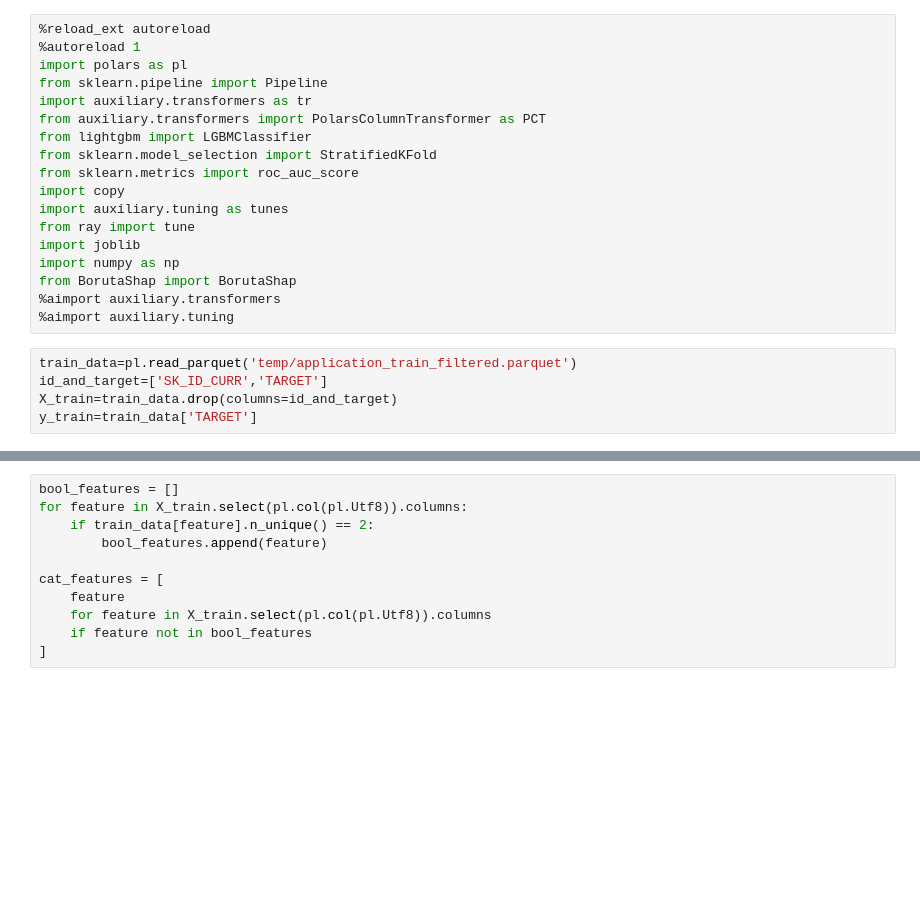
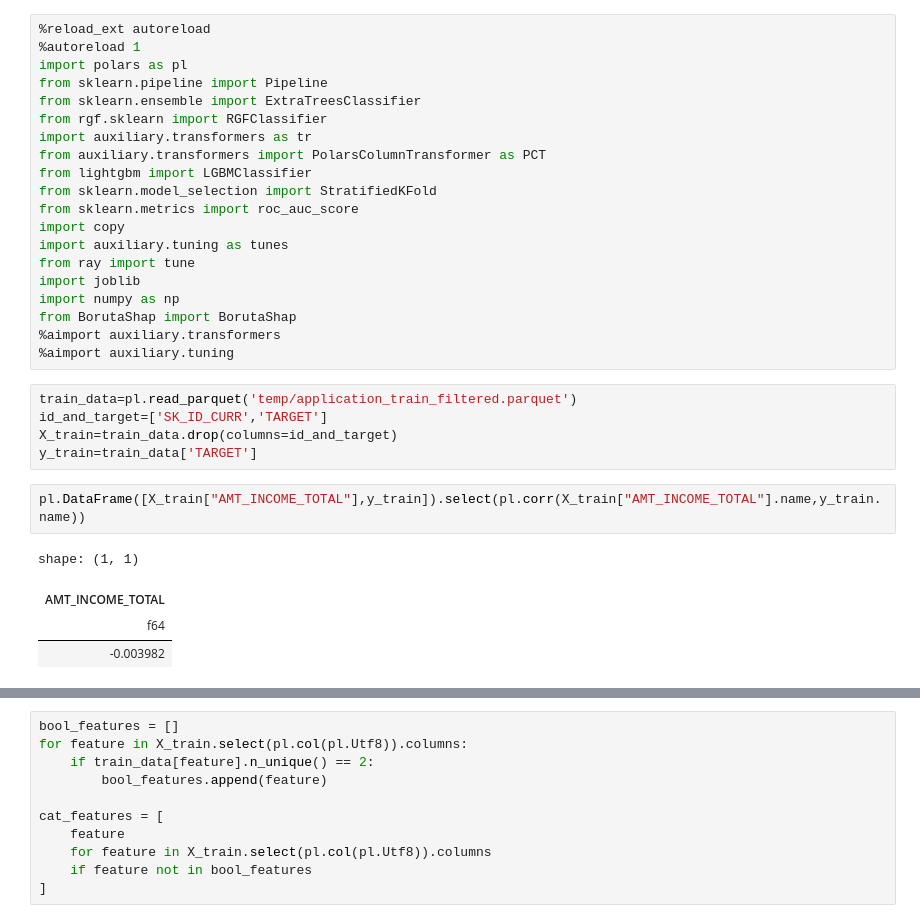
Before and after one commit to gediminas-skvarnavicius/home-credit-group-ml, a Jupyter notebook: model_1_difficulties.ipynb, the cells around one changed output, grey strips where cells are left out. Cells and saved outputs as stored; diff of their text form; blank space fills up the shorter version.

```diff
--- a/model_1_difficulties.ipynb
+++ b/model_1_difficulties.ipynb
@@ -3,6 +3,8 @@
 %autoreload 1
 import polars as pl
 from sklearn.pipeline import Pipeline
+from sklearn.ensemble import ExtraTreesClassifier
+from rgf.sklearn import RGFClassifier
 import auxiliary.transformers as tr
 from auxiliary.transformers import PolarsColumnTransformer as PCT
 from lightgbm import LGBMClassifier
@@ -21,3 +23,10 @@ train_data=pl.read_parquet('temp/application_train_filtered.parquet')
 id_and_target=['SK_ID_CURR','TARGET']
 X_train=train_data.drop(columns=id_and_target)
 y_train=train_data['TARGET']
+# %%
+pl.DataFrame([X_train["AMT_INCOME_TOTAL"],y_train]).select(pl.corr(X_train["AMT_INCOME_TOTAL"].name,y_train.name))
+# %% [output]
+shape: (1, 1)
+| AMT_INCOME_TOTAL |
+| f64 |
+| -0.003982 |
```
Also changed, not shown: parts of 8 cells of this notebook, 3 other files.
